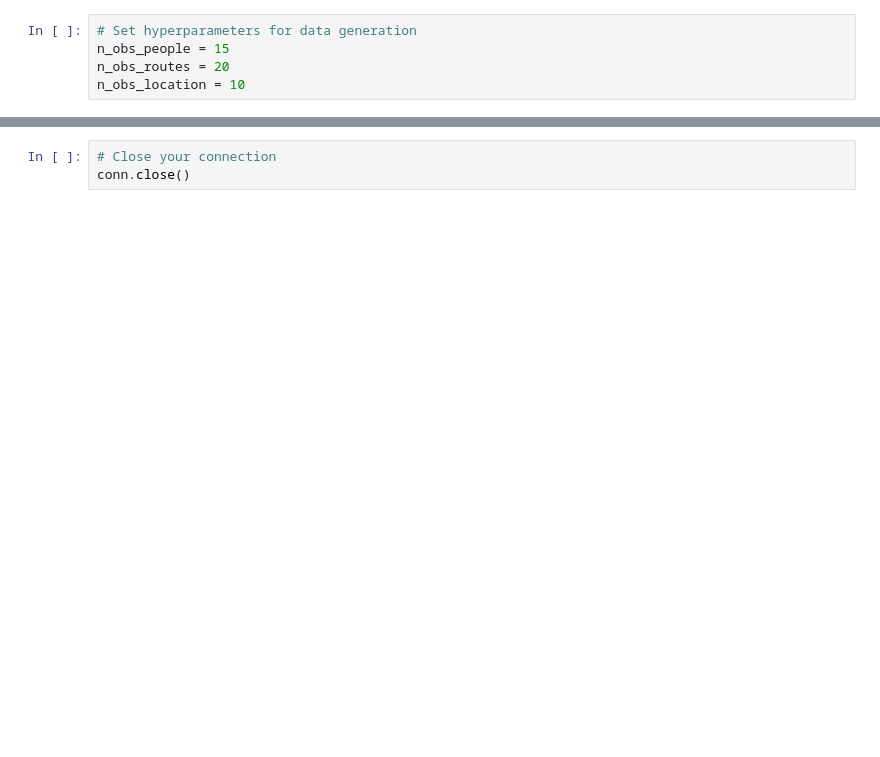
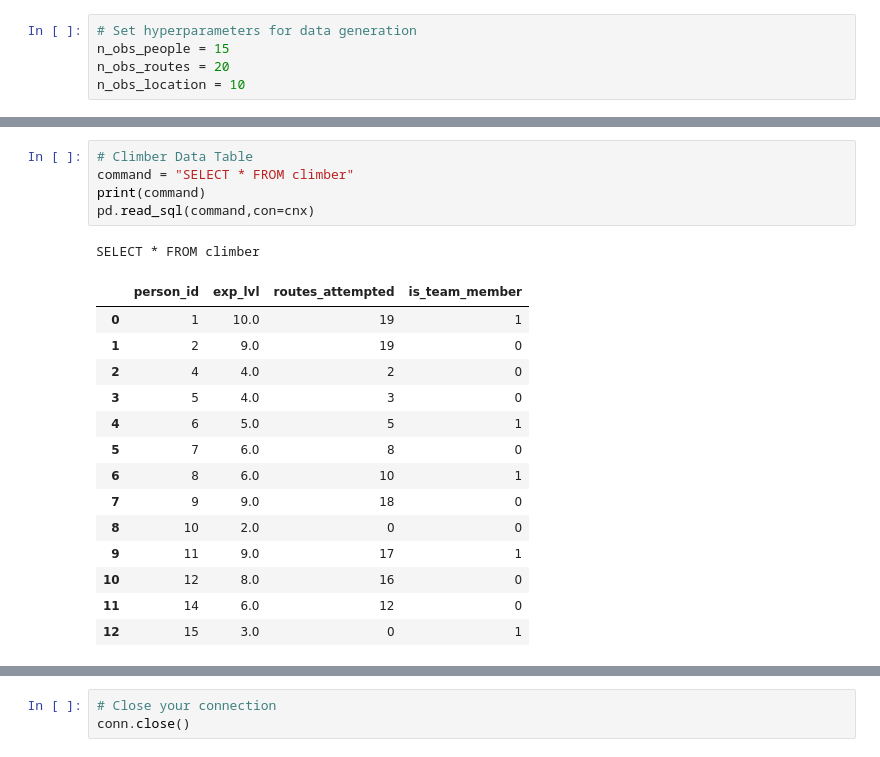
Before and after one commit to ZacheryKey/CvilleClimbs, a Jupyter notebook: MySQL_python.ipynb, the cells around one changed output, grey strips where cells are left out. Saved outputs shown, nothing was run; the diff lists cells and outputs as text; blank space fills up the shorter version.

```diff
--- a/MySQL_python.ipynb
+++ b/MySQL_python.ipynb
@@ -499,0 +672,21 @@ INSERT INTO log (person_id, comment, route_beta, route_id) VALUES (15, 'more of
+# %%
+# Climber Data Table
+command = "SELECT * FROM climber"
+print(command)
+pd.read_sql(command,con=cnx)
+# %% [output]
+SELECT * FROM climber
+|  | person_id | exp_lvl | routes_attempted | is_team_member |
+| 0 | 1 | 10.0 | 19 | 1 |
+| 1 | 2 | 9.0 | 19 | 0 |
+| 2 | 4 | 4.0 | 2 | 0 |
+| 3 | 5 | 4.0 | 3 | 0 |
+| 4 | 6 | 5.0 | 5 | 1 |
+| 5 | 7 | 6.0 | 8 | 0 |
+| 6 | 8 | 6.0 | 10 | 1 |
+| 7 | 9 | 9.0 | 18 | 0 |
+| 8 | 10 | 2.0 | 0 | 0 |
+| 9 | 11 | 9.0 | 17 | 1 |
+| 10 | 12 | 8.0 | 16 | 0 |
+| 11 | 14 | 6.0 | 12 | 0 |
+| 12 | 15 | 3.0 | 0 | 1 |
```
Also changed, not shown: parts of 34 cells of this notebook.
